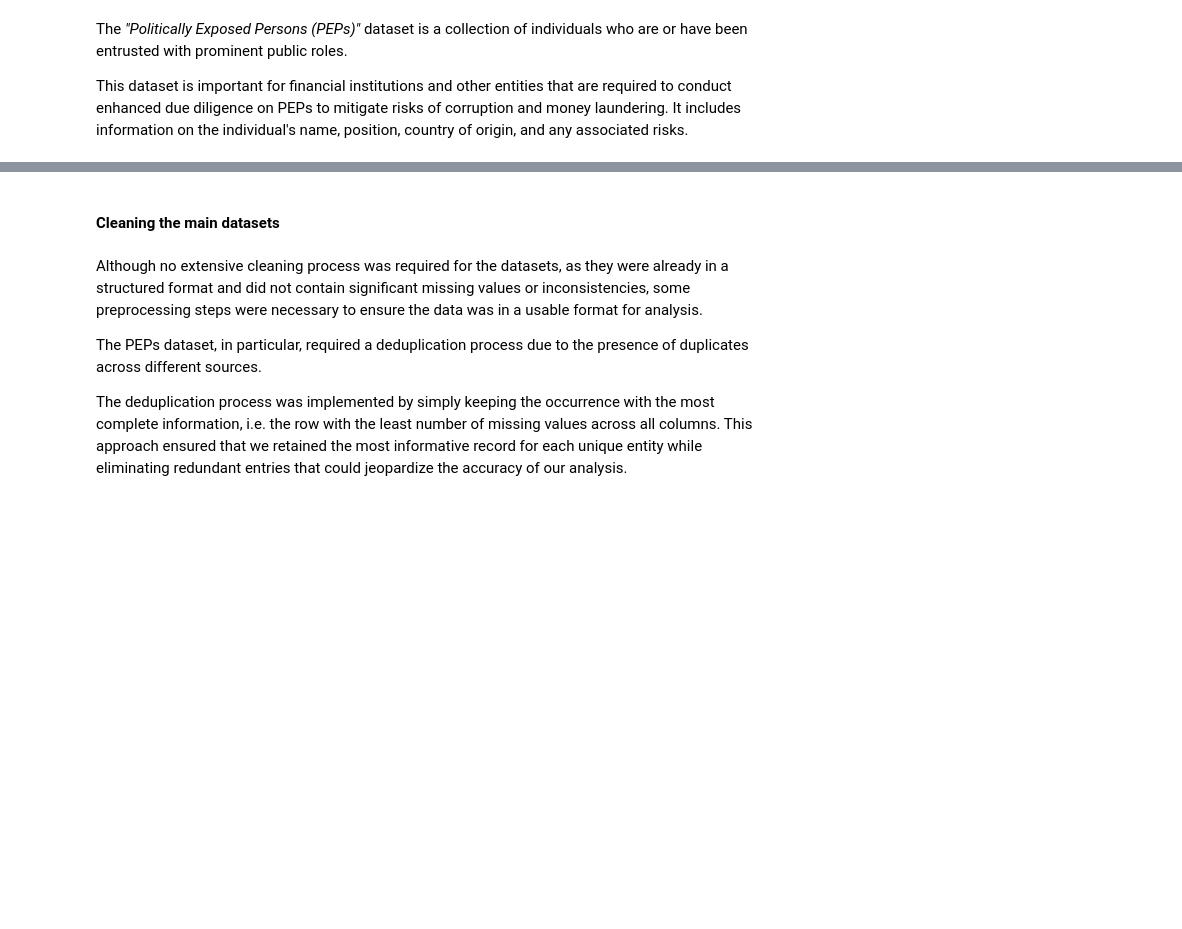
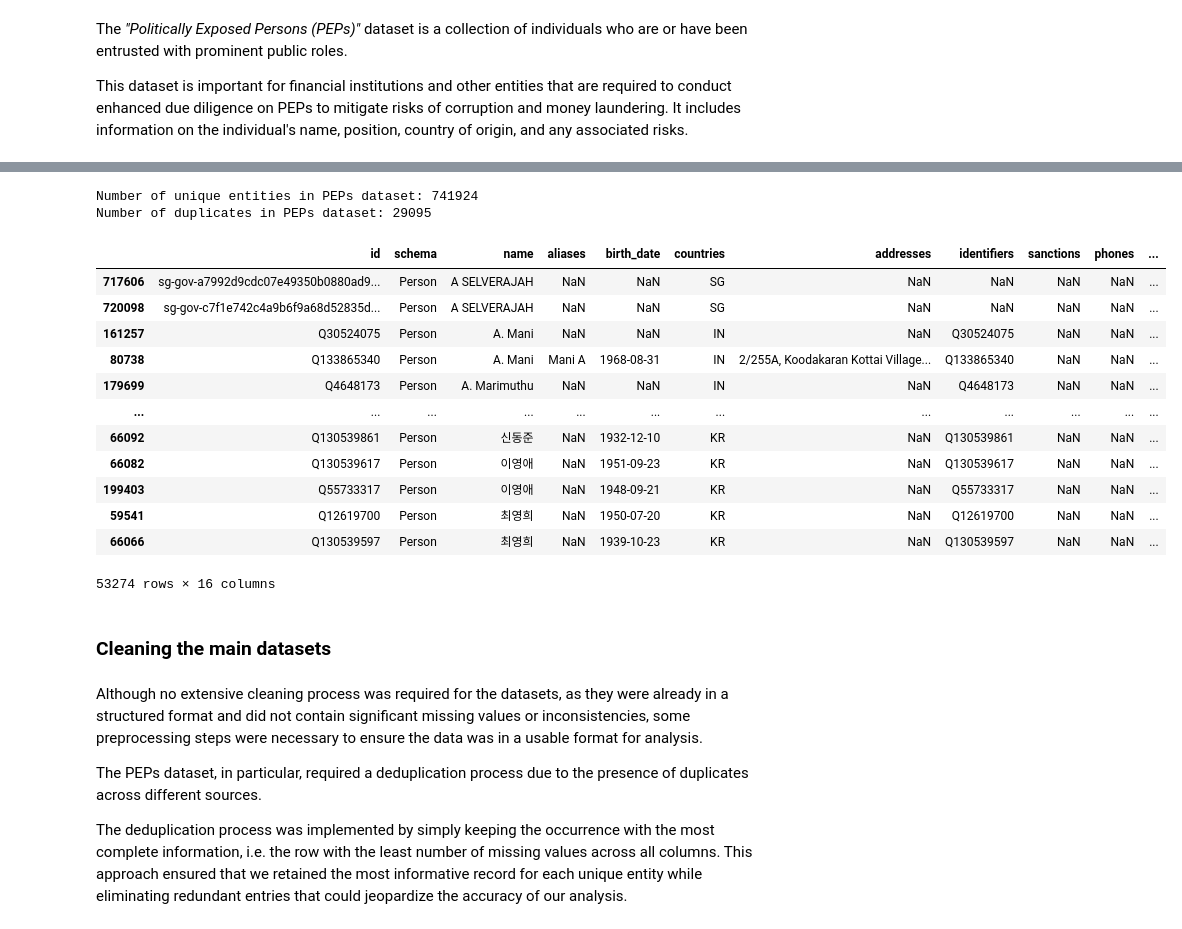
Before and after one commit to francescosilvano/gsd-osint, a Jupyter notebook: projectSolution.ipynb, the cells around one changed output, grey strips where cells are left out. Drawn from its saved outputs; the diff is of its cells as text; code cells hidden in the pictures; blank space fills up the shorter version.

```diff
--- a/projectSolution.ipynb
+++ b/projectSolution.ipynb
@@ -174,15 +178,34 @@ df_peps
 # %%
 df_peps.head()
 n_peps = df_peps['id'].nunique() # check number of unique entities in PEPs dataset
 n_duplicates = df_peps['name'].duplicated().sum() # check for duplicates in PEPs dataset
 
 print(f"Number of unique entities in PEPs dataset: {n_peps}")
 print(f"Number of duplicates in PEPs dataset: {n_duplicates}")
 
 # create a new dataframe with n_duplicates
 # df_duplicates = df_peps[df_peps['name'].duplicated(keep=False)].sort_values('name')
+
+df_duplicates = df_peps[df_peps['name'].duplicated(keep=False)].sort_values('name')
+df_duplicates
+# %% [output]
+Number of unique entities in PEPs dataset: 741924
+Number of duplicates in PEPs dataset: 29095
+|  | id | schema | name | aliases | birth_date | countries | addresses | identifiers | sanctions | phones | ... |
+| 717606 | sg-gov-a7992d9cdc07e49350b0880ad9... | Person | A SELVERAJAH | NaN | NaN | SG | NaN | NaN | NaN | NaN | ... |
+| 720098 | sg-gov-c7f1e742c4a9b6f9a68d52835d... | Person | A SELVERAJAH | NaN | NaN | SG | NaN | NaN | NaN | NaN | ... |
+| 161257 | Q30524075 | Person | A. Mani | NaN | NaN | IN | NaN | Q30524075 | NaN | NaN | ... |
+| 80738 | Q133865340 | Person | A. Mani | Mani A | 1968-08-31 | IN | 2/255A, Koodakaran Kottai Village... | Q133865340 | NaN | NaN | ... |
+| 179699 | Q4648173 | Person | A. Marimuthu | NaN | NaN | IN | NaN | Q4648173 | NaN | NaN | ... |
+| ... | ... | ... | ... | ... | ... | ... | ... | ... | ... | ... | ... |
+| 66092 | Q130539861 | Person | 신동준 | NaN | 1932-12-10 | KR | NaN | Q130539861 | NaN | NaN | ... |
+| 66082 | Q130539617 | Person | 이영애 | NaN | 1951-09-23 | KR | NaN | Q130539617 | NaN | NaN | ... |
+| 199403 | Q55733317 | Person | 이영애 | NaN | 1948-09-21 | KR | NaN | Q55733317 | NaN | NaN | ... |
+| 59541 | Q12619700 | Person | 최영희 | NaN | 1950-07-20 | KR | NaN | Q12619700 | NaN | NaN | ... |
+| 66066 | Q130539597 | Person | 최영희 | NaN | 1939-10-23 | KR | NaN | Q130539597 | NaN | NaN | ... |
+53274 rows × 16 columns
 # %% [markdown]
-#### Cleaning the main datasets
+### Cleaning the main datasets
 # %% [markdown]
 Although no extensive cleaning process was required for the datasets, as they were already in a structured format and did not contain significant missing values or inconsistencies, some preprocessing steps were necessary to ensure the data was in a usable format for analysis.
 
```
Also changed, not shown: parts of 52 cells of this notebook.
